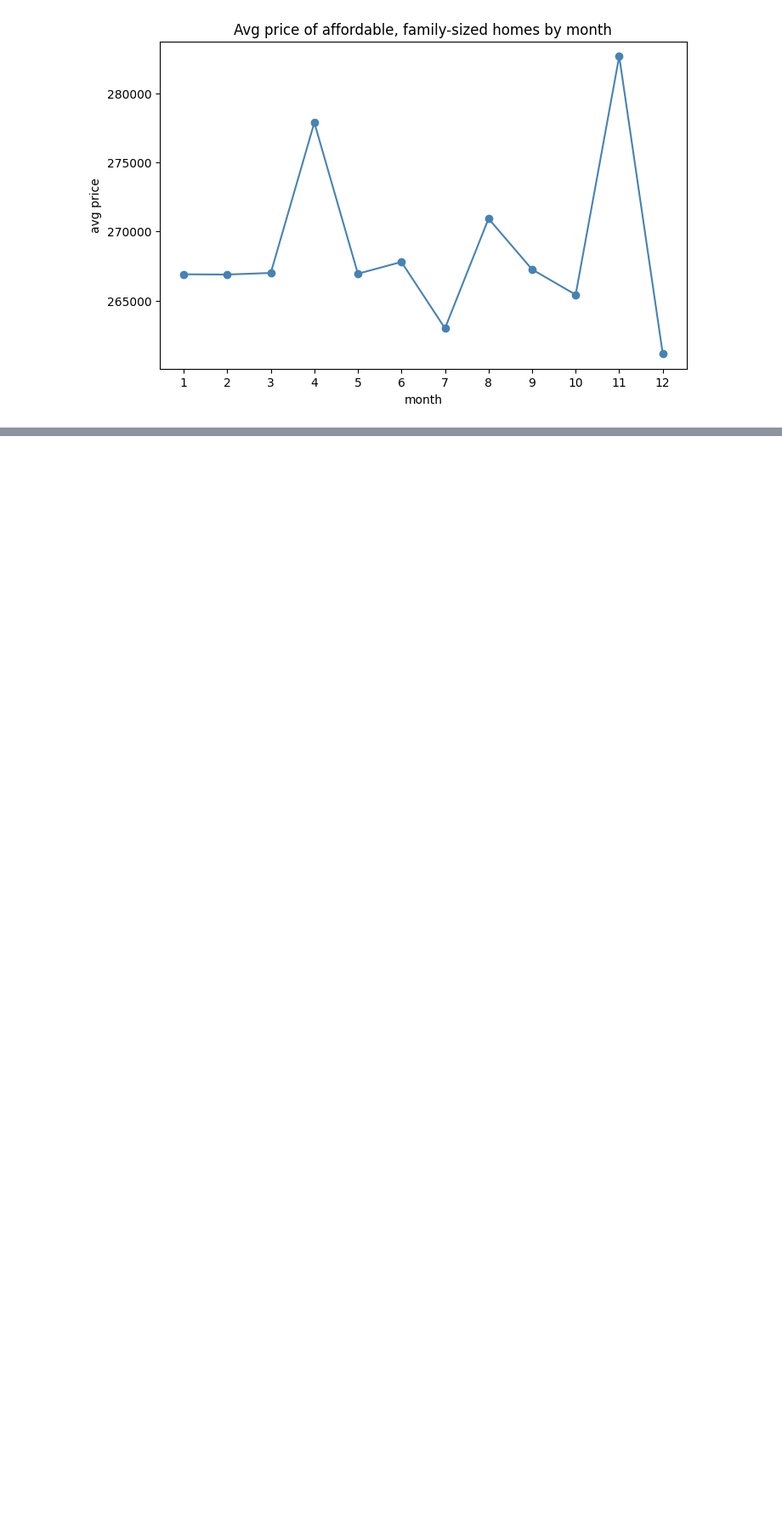
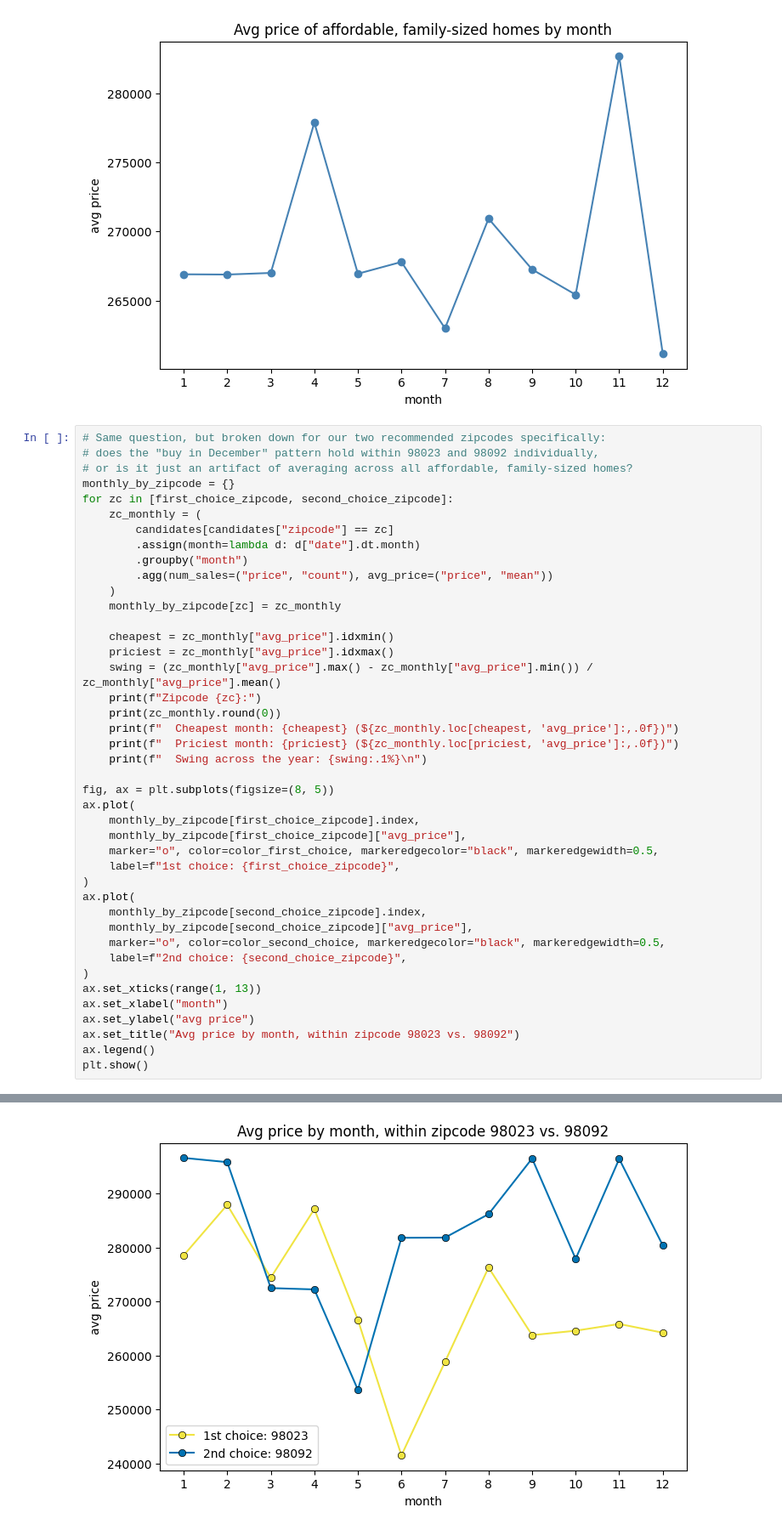
Before and after one commit to MichealEshak/ds-eda-project-template, a Jupyter notebook: 04_eda.ipynb, the cells around one changed output, grey strips where cells are left out. Shown at 85% size. Saved outputs shown, nothing was run; the diff lists cells and outputs as text; blank space fills up the shorter version.

```diff
--- a/04_eda.ipynb
+++ b/04_eda.ipynb
@@ -330,3 +351,46 @@ Cheapest month: 12 ($261,149)
 Priciest month: 11 ($282,673)
 Swing across the year: 8.0%
 [figure]
+# %%
+# Same question, but broken down for our two recommended zipcodes specifically:
+# does the "buy in December" pattern hold within 98023 and 98092 individually,
+# or is it just an artifact of averaging across all affordable, family-sized homes?
+monthly_by_zipcode = {}
+for zc in [first_choice_zipcode, second_choice_zipcode]:
+    zc_monthly = (
+        candidates[candidates["zipcode"] == zc]
+        .assign(month=lambda d: d["date"].dt.month)
+        .groupby("month")
+        .agg(num_sales=("price", "count"), avg_price=("price", "mean"))
+    )
+    monthly_by_zipcode[zc] = zc_monthly
+
+    cheapest = zc_monthly["avg_price"].idxmin()
+    priciest = zc_monthly["avg_price"].idxmax()
+    swing = (zc_monthly["avg_price"].max() - zc_monthly["avg_price"].min()) / zc_monthly["avg_price"].mean()
+    print(f"Zipcode {zc}:")
+    print(zc_monthly.round(0))
+    print(f"  Cheapest month: {cheapest} (${zc_monthly.loc[cheapest, 'avg_price']:,.0f})")
+    print(f"  Priciest month: {priciest} (${zc_monthly.loc[priciest, 'avg_price']:,.0f})")
+    print(f"  Swing across the year: {swing:.1%}\n")
+
+fig, ax = plt.subplots(figsize=(8, 5))
+ax.plot(
+    monthly_by_zipcode[first_choice_zipcode].index,
+    monthly_by_zipcode[first_choice_zipcode]["avg_price"],
+    marker="o", color=color_first_choice, markeredgecolor="black", markeredgewidth=0.5,
+    label=f"1st choice: {first_choice_zipcode}",
+)
+ax.plot(
+    monthly_by_zipcode[second_choice_zipcode].index,
+    monthly_by_zipcode[second_choice_zipcode]["avg_price"],
+    marker="o", color=color_second_choice, markeredgecolor="black", markeredgewidth=0.5,
+    label=f"2nd choice: {second_choice_zipcode}",
+)
+ax.set_xticks(range(1, 13))
+ax.set_xlabel("month")
+ax.set_ylabel("avg price")
+ax.set_title("Avg price by month, within zipcode 98023 vs. 98092")
+ax.legend()
+plt.show()
+# %% [output]
@@ -333,3 +414,4 @@ Swing across the year: 8.0%
+[figure, added]
 # %% [markdown]
 ## Insights and recommendations for Thomas Hansen
 
```
Also changed, not shown: parts of 4 cells of this notebook.
